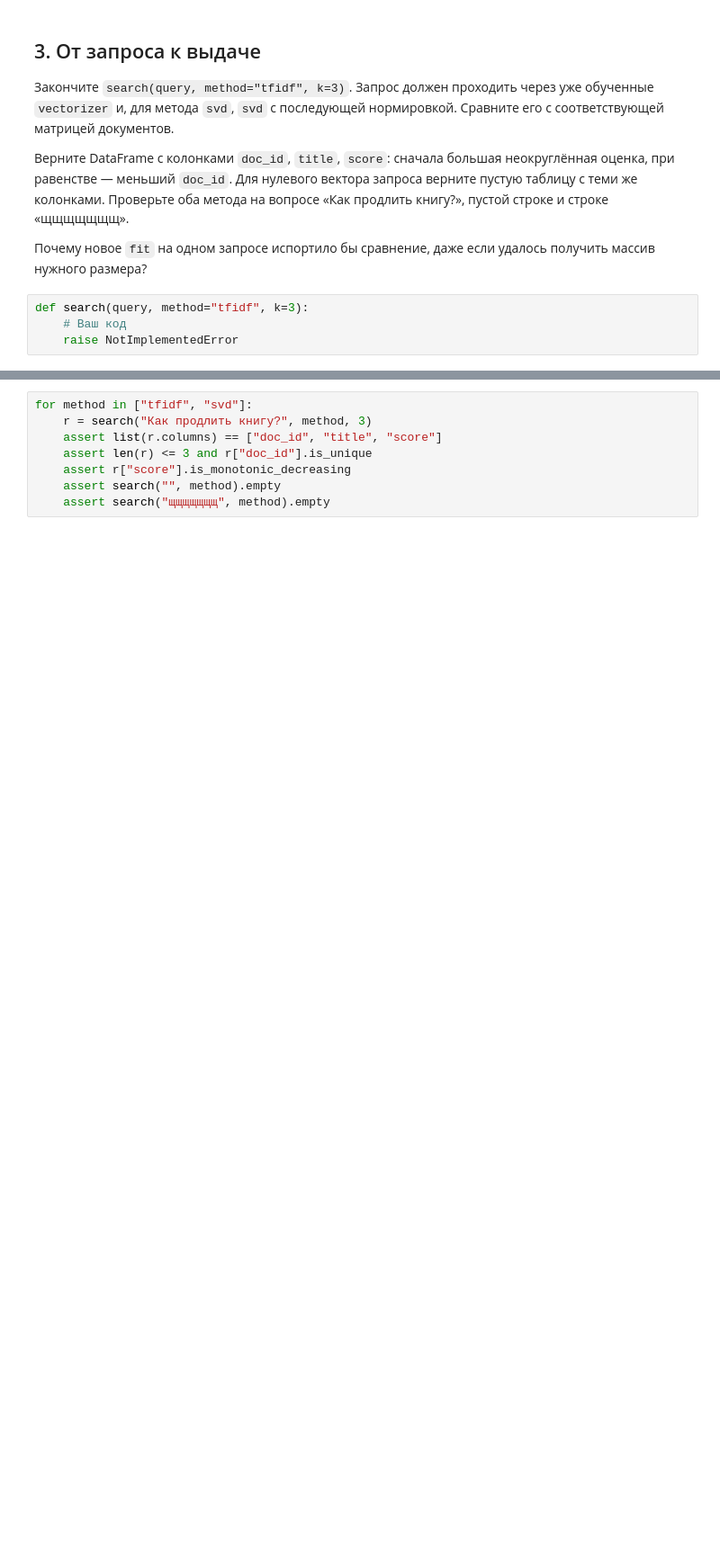
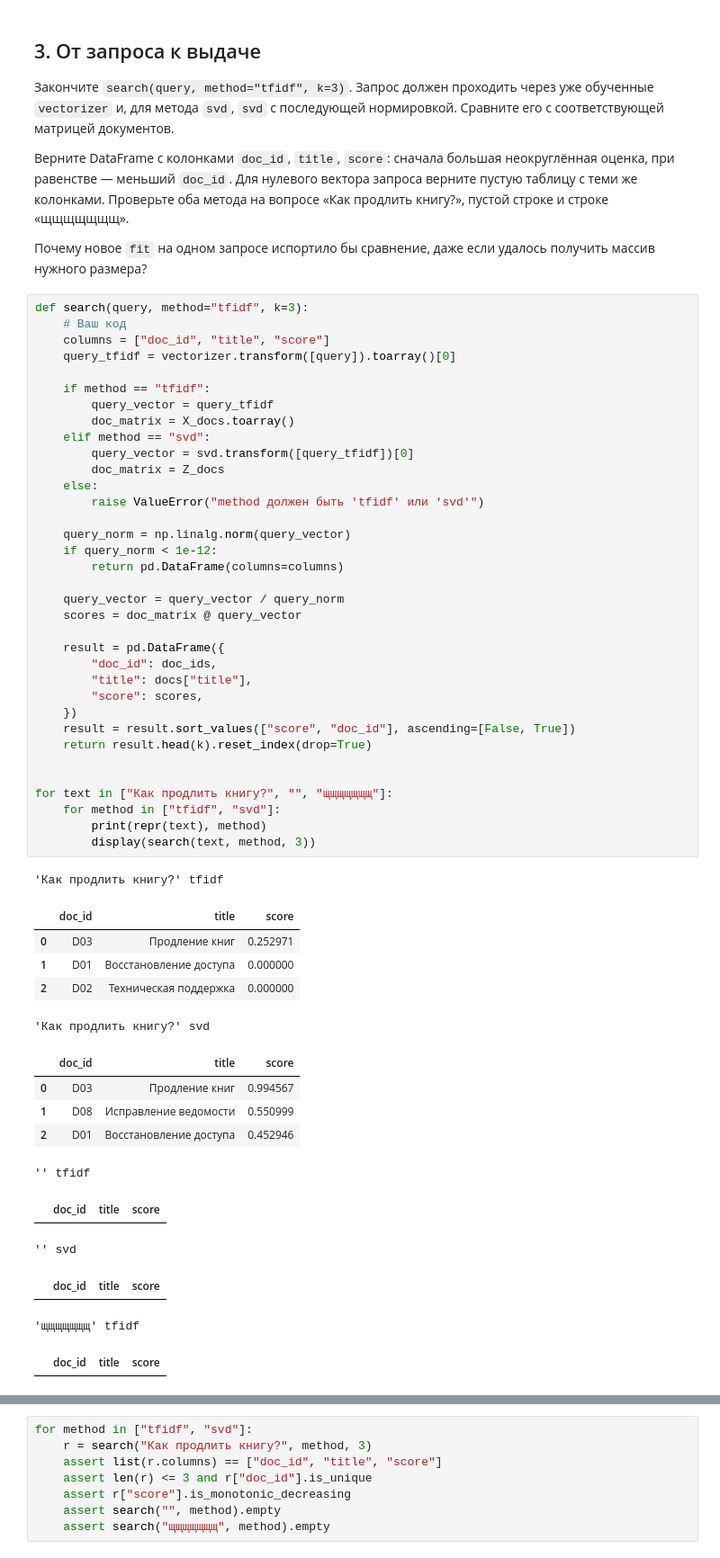
Before and after one commit to myDanik/ais, a Jupyter notebook: dist/student/L03/lab.ipynb, the cells around one changed output, grey strips where cells are left out. Shown at 90% size. Saved outputs shown, nothing was run; the diff lists cells and outputs as text; blank space fills up the shorter version.

```diff
--- a/dist/student/L03/lab.ipynb
+++ b/dist/student/L03/lab.ipynb
@@ -97,4 +155,52 @@ assert svd.components_.shape[1] == len(vectorizer.vocabulary_)
 # %%
 def search(query, method="tfidf", k=3):
     # Ваш код
-    raise NotImplementedError
+    columns = ["doc_id", "title", "score"]
+    query_tfidf = vectorizer.transform([query]).toarray()[0]
+
+    if method == "tfidf":
+        query_vector = query_tfidf
+        doc_matrix = X_docs.toarray()
+    elif method == "svd":
+        query_vector = svd.transform([query_tfidf])[0]
+        doc_matrix = Z_docs
+    else:
+        raise ValueError("method должен быть 'tfidf' или 'svd'")
+
+    query_norm = np.linalg.norm(query_vector)
+    if query_norm < 1e-12:
+        return pd.DataFrame(columns=columns)
+
+    query_vector = query_vector / query_norm
+    scores = doc_matrix @ query_vector
+
+    result = pd.DataFrame({
+        "doc_id": doc_ids,
+        "title": docs["title"],
+        "score": scores,
+    })
+    result = result.sort_values(["score", "doc_id"], ascending=[False, True])
+    return result.head(k).reset_index(drop=True)
+
+
+for text in ["Как продлить книгу?", "", "щщщщщщщ"]:
+    for method in ["tfidf", "svd"]:
+        print(repr(text), method)
+        display(search(text, method, 3))
+# %% [output]
+'Как продлить книгу?' tfidf
+|  | doc_id | title | score |
+| 0 | D03 | Продление книг | 0.252971 |
+| 1 | D01 | Восстановление доступа | 0.000000 |
+| 2 | D02 | Техническая поддержка | 0.000000 |
+'Как продлить книгу?' svd
+|  | doc_id | title | score |
+| 0 | D03 | Продление книг | 0.994567 |
+| 1 | D08 | Исправление ведомости | 0.550999 |
+| 2 | D01 | Восстановление доступа | 0.452946 |
+'' tfidf
+|  | doc_id | title | score |
+'' svd
+|  | doc_id | title | score |
+'щщщщщщщ' tfidf
+|  | doc_id | title | score |
```
Also changed, not shown: parts of 12 cells of this notebook, 4 other files.
